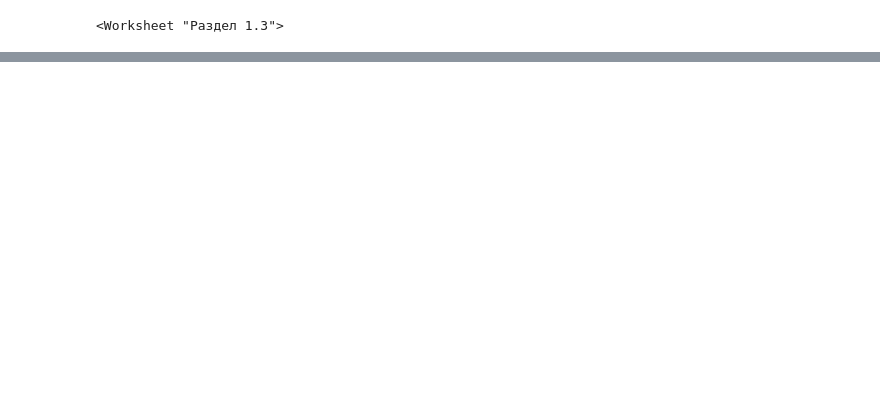
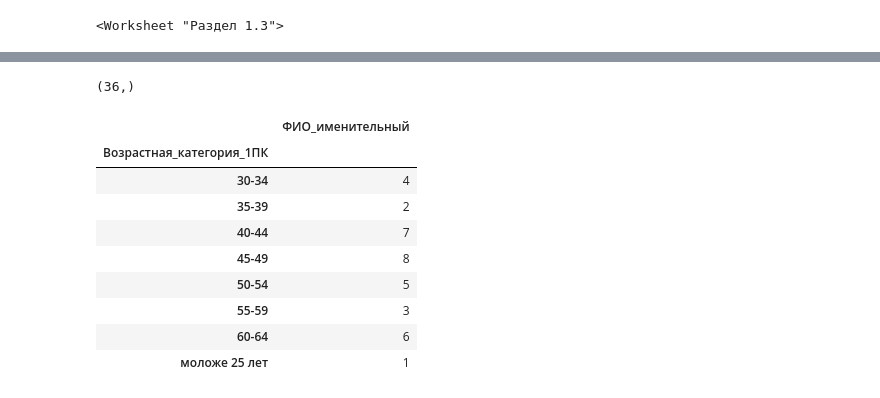
Before and after one commit to t0r1n88/Lindy, a Jupyter notebook: report_1PK.ipynb, the cells around one changed output, grey strips where cells are left out. Saved outputs shown, nothing was run; the diff lists cells and outputs as text; code cells hidden in the pictures; blank space fills up the shorter version.

```diff
--- a/report_1PK.ipynb
+++ b/report_1PK.ipynb
@@ -137,0 +170,18 @@ wb.save('Раздел 1.3.xlsx')
+# %%
+# Общее количество
+df_dpo['ФИО_именительный'].shape
+# %% [output]
+(36,)
+# %%
+df_dpo.groupby('Возрастная_категория_1ПК').agg({'ФИО_именительный':'count'})
+# %% [output]
+|  | ФИО_именительный |
+| Возрастная_категория_1ПК |  |
+| 30-34 | 4 |
+| 35-39 | 2 |
+| 40-44 | 7 |
+| 45-49 | 8 |
+| 50-54 | 5 |
+| 55-59 | 3 |
+| 60-64 | 6 |
+| моложе 25 лет | 1 |
```
Also changed, not shown: parts of 6 cells of this notebook.
